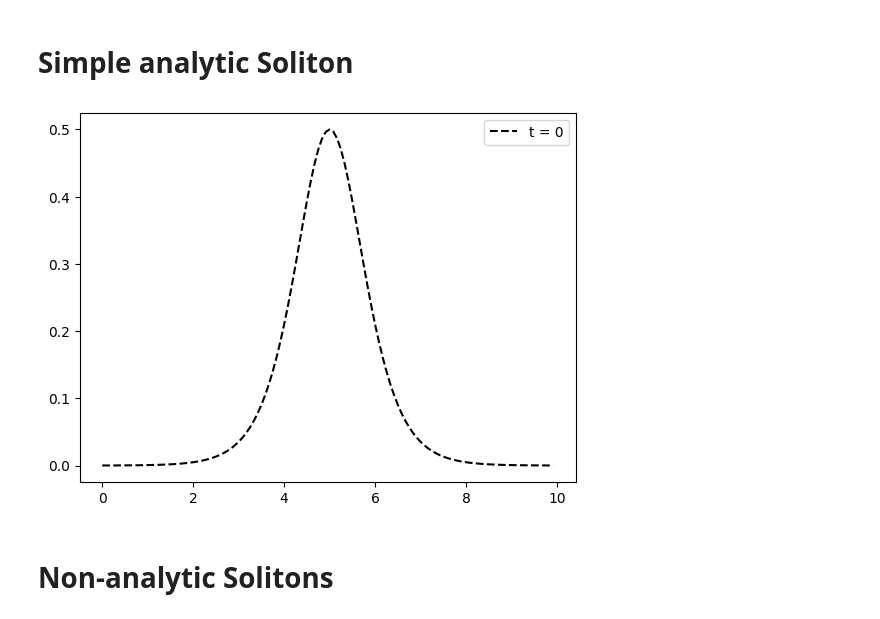
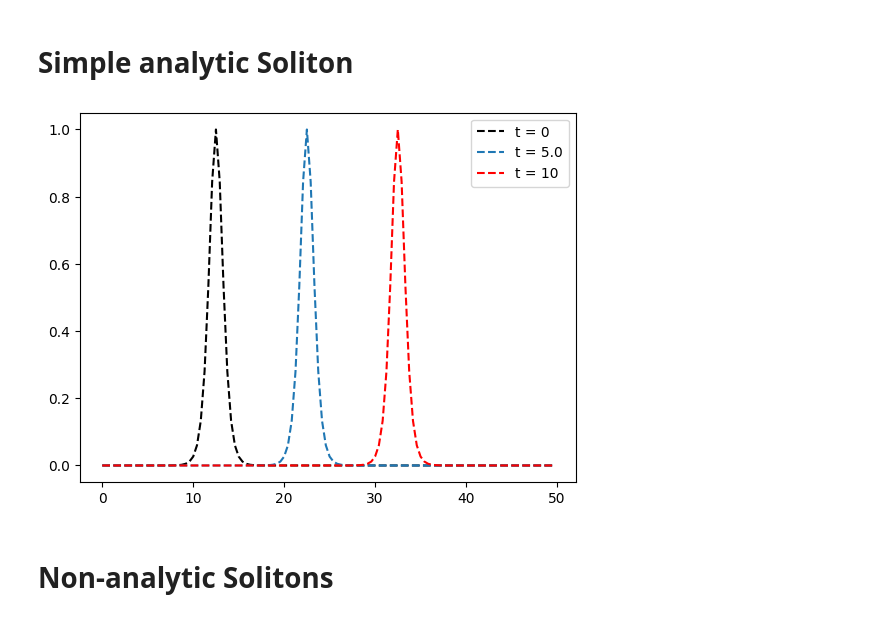
Before and after one commit to Kohmann/master-GAN, a Jupyter notebook: waveEquations/kdv_minimal.ipynb, the cells around one changed output. Drawn from its saved outputs; the diff is of its cells as text; code cells hidden in the pictures.

Commit message:
adjusted soliton dataset parameters

```diff
--- a/waveEquations/kdv_minimal.ipynb
+++ b/waveEquations/kdv_minimal.ipynb
@@ -11,9 +11,9 @@ colors = [(0,0.4,1),(1,0.7,0.3),(0.2,0.7,0.2),(0.8,0,0.2),(0.5,0.3,.9)]
 eta = 6.0
 gamma = 1.0
 
-t_max = 4
-c = 1. # the speed and two times the height of the wave
-P = 10  # period
+t_max = 10
+c = 2. # the speed and two times the height of the wave
+P = 50  # period
 M = 120  # number of spatial points
 N = 120 # number of temporal points
 # %%
@@ -28,11 +28,13 @@ sech = lambda a: 1/np.cosh(a) # sech isn't defined in NumPy
 # Simple analytic Soliton
 # %%
 x, dx = grid(P, M)
-u_soliton = lambda x, t: 1/2*c*sech(np.abs((x-c*t) % P - P/2))**2
+u_soliton = lambda x, t: 1/2*c*sech(np.abs((x-c*t + P/4) % P - P/2))**2
 # %%
-plt.plot(x, u_soliton(x, 0), 'k--', label='t = 0'); plt.legend();
+plt.plot(x, u_soliton(x, 0), 'k--', label='t = 0');
+plt.plot(x, u_soliton(x, t_max/2), '--', label=f"t = {t_max/2}");
+plt.plot(x, u_soliton(x, t_max), 'r--', label=f"t = {t_max}");  plt.legend();
 # %% [output]
-[figure, old version]
+[figure, new version]
 # %% [markdown]
 # Non-analytic Solitons
 # %%
```
Also changed, not shown: 2 other files.
